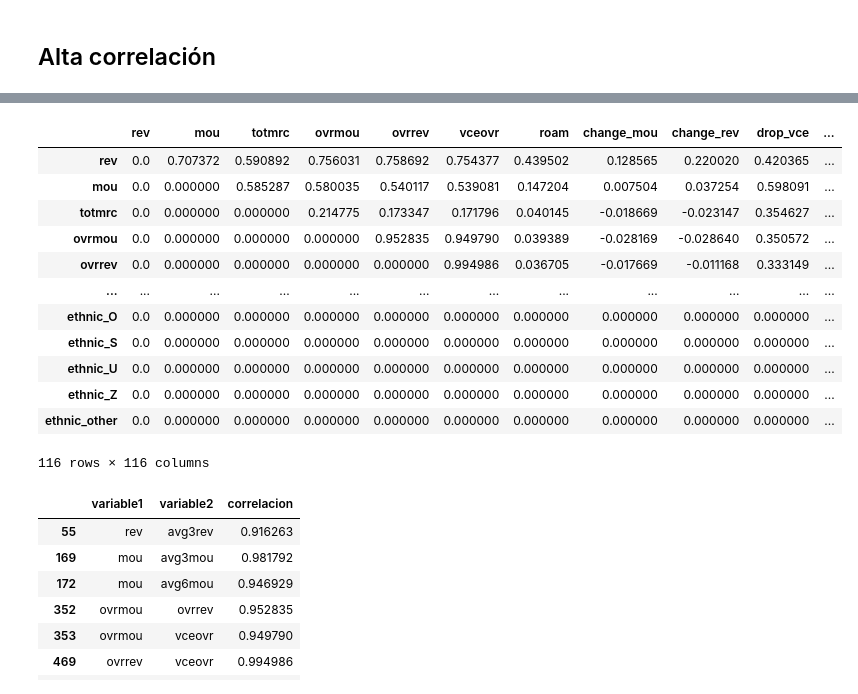
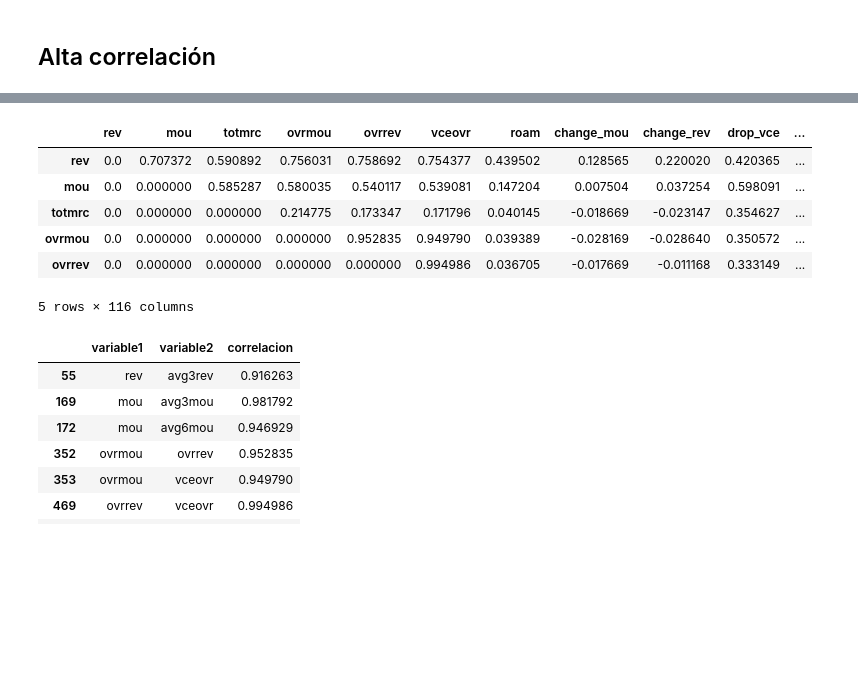
Before and after one commit to gsmanz/Customer-Churn-Prediction-Model, a Jupyter notebook: churn - modelo de machine learning_no_leakage.ipynb, the cells around one changed output, grey strips where cells are left out. Drawn from its saved outputs; the diff is of its cells as text; code cells hidden in the pictures; blank space fills up the shorter version.

```diff
--- a/notebooks/churn - modelo de machine learning.ipynb
+++ b/churn - modelo de machine learning_no_leakage.ipynb
@@ -31,7 +32,7 @@ warnings.filterwarnings("ignore")
 # %%
-df = pd.read_csv('churn - dataset a entrenar.csv')
-df_pred = pd.read_csv('churn - dataset a predecir.csv')
-df_variables = pd.read_csv('churn - diccionario de variables.csv')
+df = pd.read_csv('data/churn - dataset a entrenar.csv')
+df_pred = pd.read_csv('data/churn - dataset a predecir.csv')
+df_variables = pd.read_csv('data/churn - diccionario de variables.csv')
 # %%
 df.head()
 # %% [output]
@@ -282,8 +287,9 @@ Name: proportion, dtype: float64
 ##### No tenemos manera de saber el area. Imputamos 'Unknown'
 # %%
 # Imputamos 'Unknown'
-df['area'].fillna('Unknown', inplace=True)
+X_train['area'].fillna('Unknown', inplace=True)
+X_test['area'].fillna('Unknown', inplace=True)
 
-df['area'].value_counts(dropna=False, normalize=True)*100
+X_train['area'].value_counts(dropna=False, normalize=True)*100
 # %% [output]
 area
@@ -965,22 +971,16 @@ df_corr.style.background_gradient(cmap='coolwarm')
 # %%
 # nos quedamos con el triangulo superior
 df_triangulo = pd.DataFrame(np.triu(df_corr, k=1), columns=df.columns)
 df_triangulo.index=df.columns
-df_triangulo
+df_triangulo.head()
 # %% [output]
 |  | rev | mou | totmrc | ovrmou | ovrrev | vceovr | roam | change_mou | change_rev | drop_vce | ... |
 | rev | 0.0 | 0.707372 | 0.590892 | 0.756031 | 0.758692 | 0.754377 | 0.439502 | 0.128565 | 0.220020 | 0.420365 | ... |
 | mou | 0.0 | 0.000000 | 0.585287 | 0.580035 | 0.540117 | 0.539081 | 0.147204 | 0.007504 | 0.037254 | 0.598091 | ... |
 | totmrc | 0.0 | 0.000000 | 0.000000 | 0.214775 | 0.173347 | 0.171796 | 0.040145 | -0.018669 | -0.023147 | 0.354627 | ... |
 | ovrmou | 0.0 | 0.000000 | 0.000000 | 0.000000 | 0.952835 | 0.949790 | 0.039389 | -0.028169 | -0.028640 | 0.350572 | ... |
 | ovrrev | 0.0 | 0.000000 | 0.000000 | 0.000000 | 0.000000 | 0.994986 | 0.036705 | -0.017669 | -0.011168 | 0.333149 | ... |
-| ... | ... | ... | ... | ... | ... | ... | ... | ... | ... | ... | ... |
-| ethnic_O | 0.0 | 0.000000 | 0.000000 | 0.000000 | 0.000000 | 0.000000 | 0.000000 | 0.000000 | 0.000000 | 0.000000 | ... |
-| ethnic_S | 0.0 | 0.000000 | 0.000000 | 0.000000 | 0.000000 | 0.000000 | 0.000000 | 0.000000 | 0.000000 | 0.000000 | ... |
-| ethnic_U | 0.0 | 0.000000 | 0.000000 | 0.000000 | 0.000000 | 0.000000 | 0.000000 | 0.000000 | 0.000000 | 0.000000 | ... |
-| ethnic_Z | 0.0 | 0.000000 | 0.000000 | 0.000000 | 0.000000 | 0.000000 | 0.000000 | 0.000000 | 0.000000 | 0.000000 | ... |
-| ethnic_other | 0.0 | 0.000000 | 0.000000 | 0.000000 | 0.000000 | 0.000000 | 0.000000 | 0.000000 | 0.000000 | 0.000000 | ... |
-116 rows × 116 columns
+5 rows × 116 columns
 # %%
 # correlaciones superiores a 0.9
 cols = ['variable1','variable2','correlacion']
```
Also changed, not shown: parts of 21 cells of this notebook, 6 other files.
